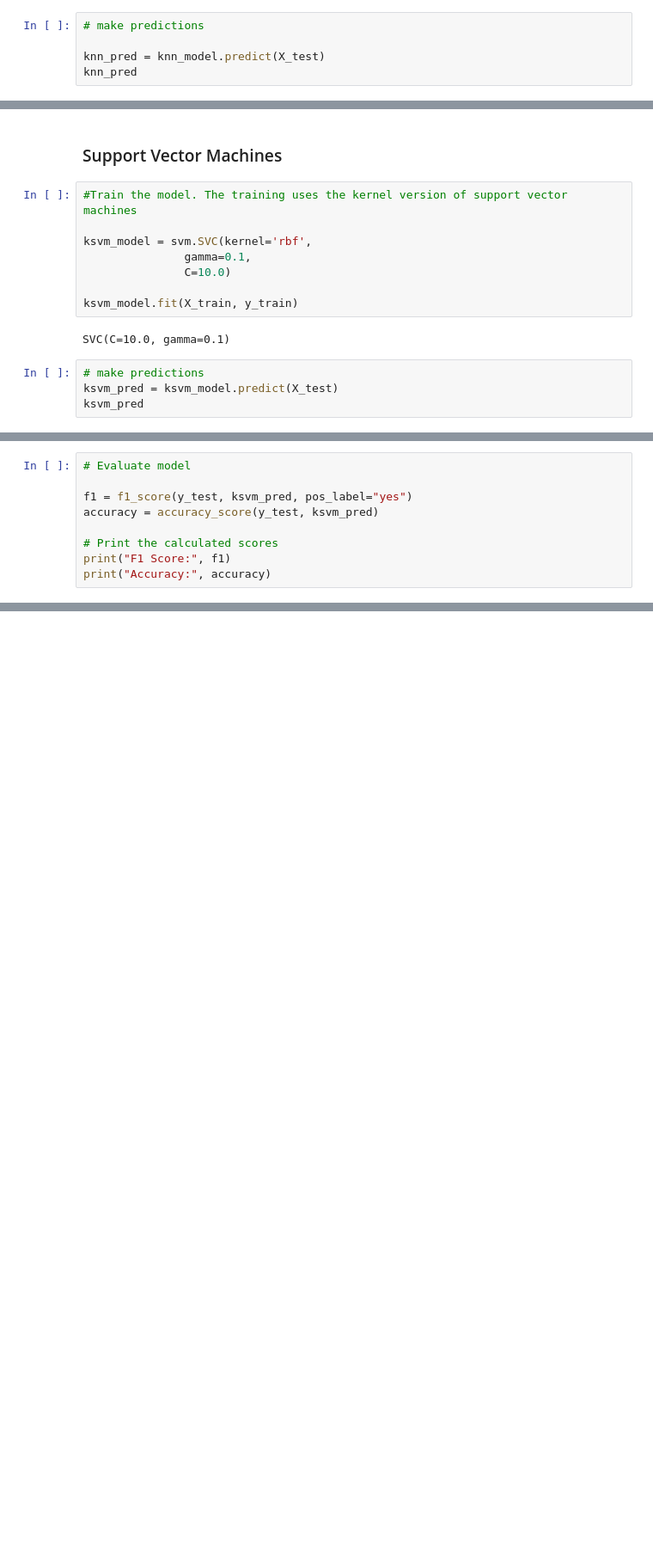
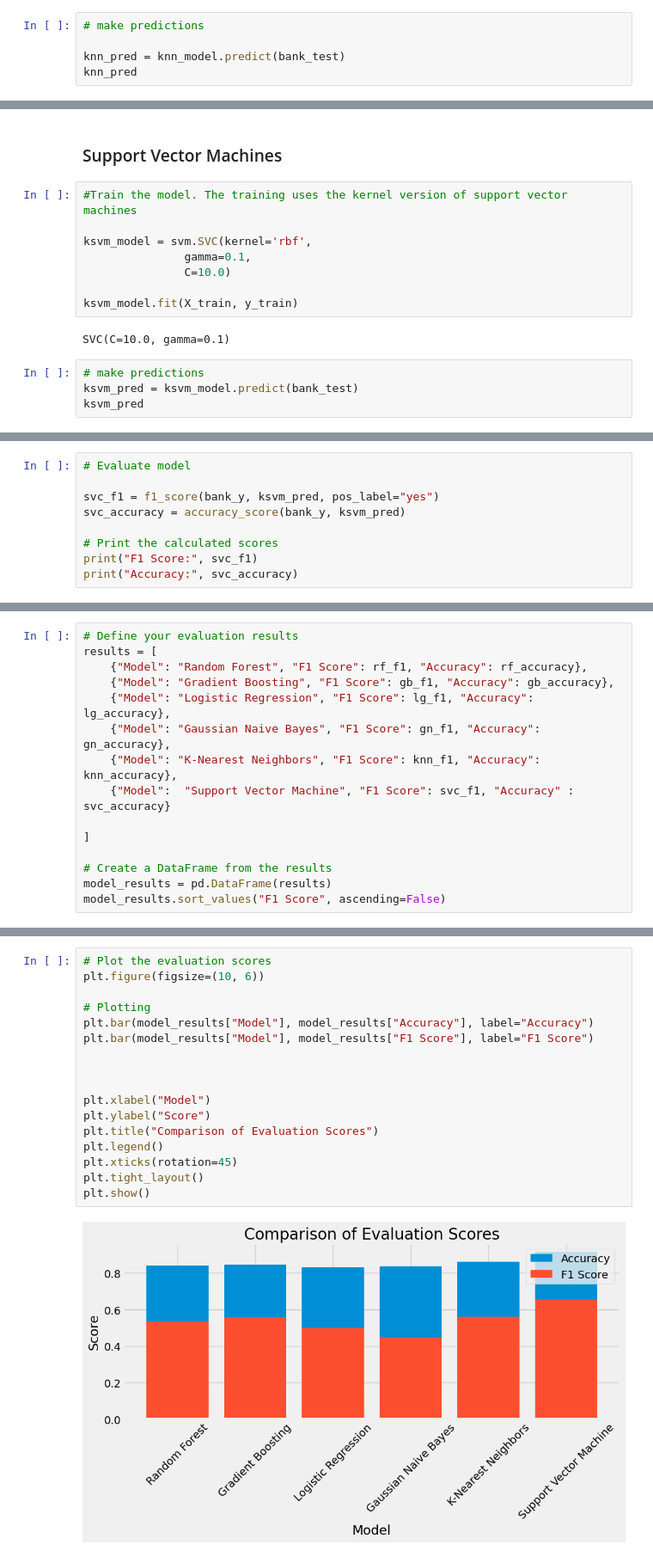
Before and after one commit to elvis-darko/AZUBI-AFRICA---TALENT-MOBILITY-PROGRAM-ASSESSMENT, a Jupyter notebook: ASSETS/dev/client_subscription.ipynb, the cells around one changed output, grey strips where cells are left out. Shown at 86% size. Drawn from its saved outputs; the diff is of its cells as text; blank space fills up the shorter version.

```diff
--- a/ASSETS/dev/client_subscription.ipynb
+++ b/ASSETS/dev/client_subscription.ipynb
@@ -1251,6 +1253,6 @@ KNeighborsClassifier()
 # %%
 # make predictions
 
-knn_pred = knn_model.predict(X_test)
+knn_pred = knn_model.predict(bank_test)
 knn_pred
 # %% [output]
@@ -1288,6 +1290,6 @@ ksvm_model.fit(X_train, y_train)
 SVC(C=10.0, gamma=0.1)
 # %%
 # make predictions
-ksvm_pred = ksvm_model.predict(X_test)
+ksvm_pred = ksvm_model.predict(bank_test)
 ksvm_pred
 # %% [output]
@@ -1300,10 +1302,10 @@ array(['yes', 'no', 'no', ..., 'no', 'no', 'no'], dtype=object)
 # %%
 # Evaluate model
 
-f1 = f1_score(y_test, ksvm_pred, pos_label="yes")
-accuracy = accuracy_score(y_test, ksvm_pred)
+svc_f1 = f1_score(bank_y, ksvm_pred, pos_label="yes")
+svc_accuracy = accuracy_score(bank_y, ksvm_pred)
 
 # Print the calculated scores
-print("F1 Score:", f1)
-print("Accuracy:", accuracy)
+print("F1 Score:", svc_f1)
+print("Accuracy:", svc_accuracy)
 # %% [output]
@@ -1311,0 +1316,15 @@ Accuracy: 0.8736642704488051
+# %%
+# Define your evaluation results
+results = [
+    {"Model": "Random Forest", "F1 Score": rf_f1, "Accuracy": rf_accuracy},
+    {"Model": "Gradient Boosting", "F1 Score": gb_f1, "Accuracy": gb_accuracy},
+    {"Model": "Logistic Regression", "F1 Score": lg_f1, "Accuracy": lg_accuracy},
+    {"Model": "Gaussian Naive Bayes", "F1 Score": gn_f1, "Accuracy": gn_accuracy},
+    {"Model": "K-Nearest Neighbors", "F1 Score": knn_f1, "Accuracy": knn_accuracy},
+    {"Model":  "Support Vector Machine", "F1 Score": svc_f1, "Accuracy" : svc_accuracy}
+
+]
+
+# Create a DataFrame from the results
+model_results = pd.DataFrame(results)
+model_results.sort_values("F1 Score", ascending=False)
@@ -1311,0 +1339,19 @@ Accuracy: 0.8736642704488051
+# %%
+# Plot the evaluation scores
+plt.figure(figsize=(10, 6))
+
+# Plotting
+plt.bar(model_results["Model"], model_results["Accuracy"], label="Accuracy")
+plt.bar(model_results["Model"], model_results["F1 Score"], label="F1 Score")
+
+
+
+plt.xlabel("Model")
+plt.ylabel("Score")
+plt.title("Comparison of Evaluation Scores")
+plt.legend()
+plt.xticks(rotation=45)
+plt.tight_layout()
+plt.show()
+# %% [output]
+[figure, added]
```
Also changed, not shown: parts of 40 cells of this notebook.
